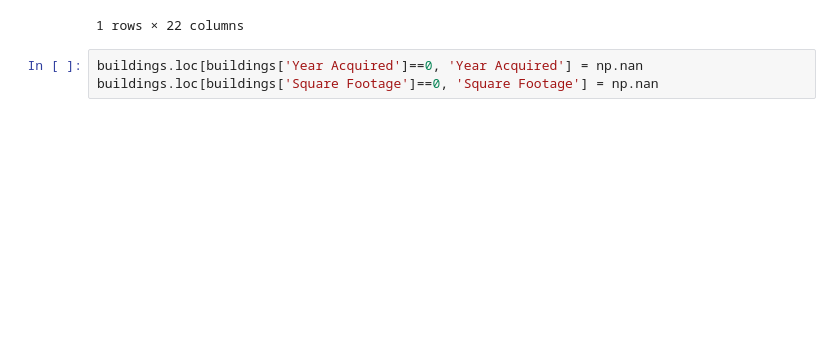
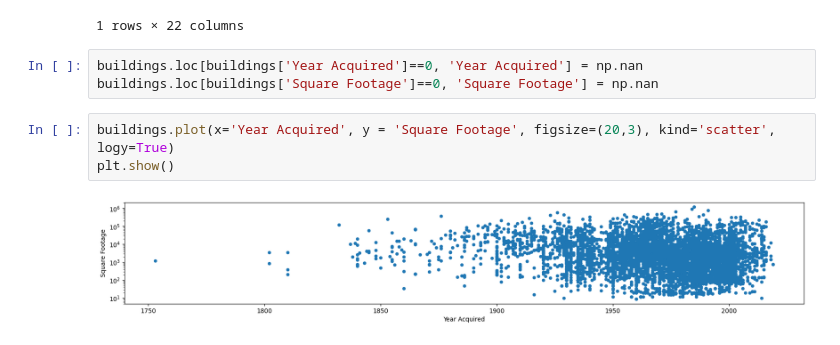
Before and after one commit to UIUC-iSchool-DataViz/is445_obuobg_spring2026, a Jupyter notebook: week10/inClass_week10.ipynb, the cells around one changed output. Saved outputs shown, nothing was run; the diff lists cells and outputs as text; blank space fills up the shorter version.

```diff
--- a/week10/inClass_week10.ipynb
+++ b/week10/inClass_week10.ipynb
@@ -20,3 +20,8 @@ buildings.head(n=1)
 # %%
 buildings.loc[buildings['Year Acquired']==0, 'Year Acquired'] = np.nan
 buildings.loc[buildings['Square Footage']==0, 'Square Footage'] = np.nan
+# %%
+buildings.plot(x='Year Acquired', y = 'Square Footage', figsize=(20,3), kind='scatter', logy=True)
+plt.show()
+# %% [output]
+[figure, added]
```
